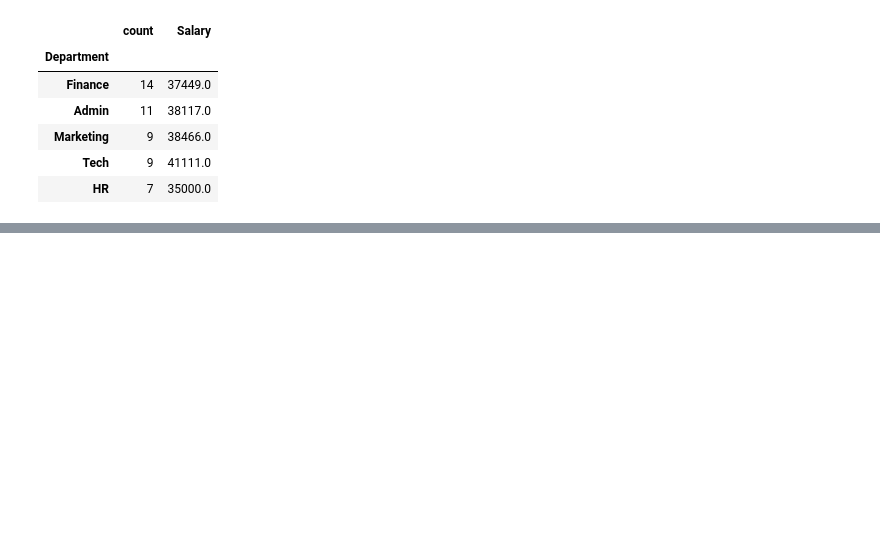
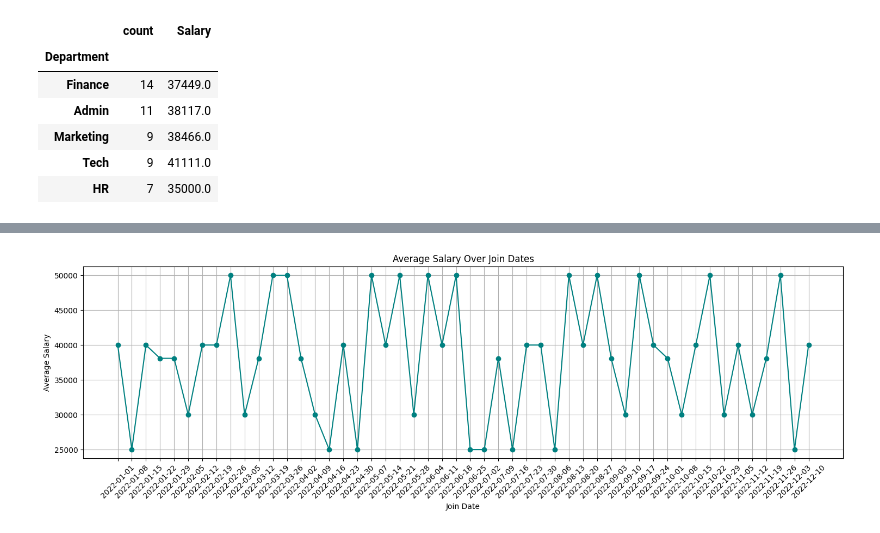
Before and after one commit to sahusuman9/eda_projects_python, a Jupyter notebook: eda_with_libraries/hr_employee/HR_Employee.ipynb, the cells around one changed output, grey strips where cells are left out. Cells and saved outputs as stored; diff of their text form; code cells hidden in the pictures; blank space fills up the shorter version.

```diff
--- a/eda_with_libraries/hr_employee/HR_Employee.ipynb
+++ b/eda_with_libraries/hr_employee/HR_Employee.ipynb
@@ -433,0 +490,15 @@ pd.merge(department_headcounts,avg_dept_salary, on="Department")
+# %%
+# Line plot of average salary over join dates to see hiring trends.
+avg_salary_by_date = df.groupby('Join_Date')['Salary'].mean().reset_index()
+
+plt.figure(figsize=(15, 5))
+plt.plot(avg_salary_by_date['Join_Date'], avg_salary_by_date['Salary'], marker='o', linestyle='-', color='teal')
+
+plt.xlabel("Join Date")
+plt.ylabel("Average Salary")
+plt.title("Average Salary Over Join Dates")
+plt.xticks(rotation=45)
+plt.grid(True)
+plt.tight_layout()
+# %% [output]
+[figure, added]
```
Also changed, not shown: parts of 17 cells of this notebook.
